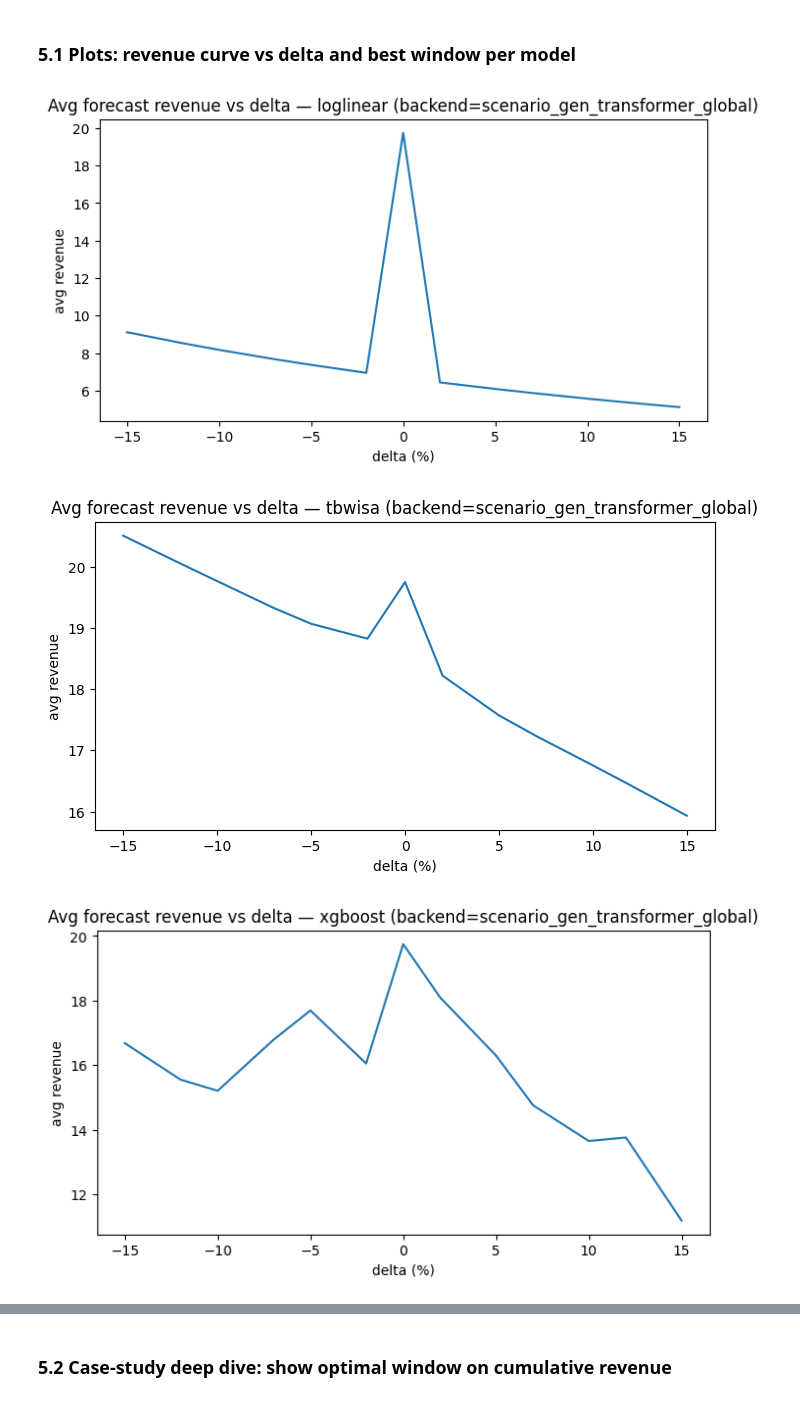
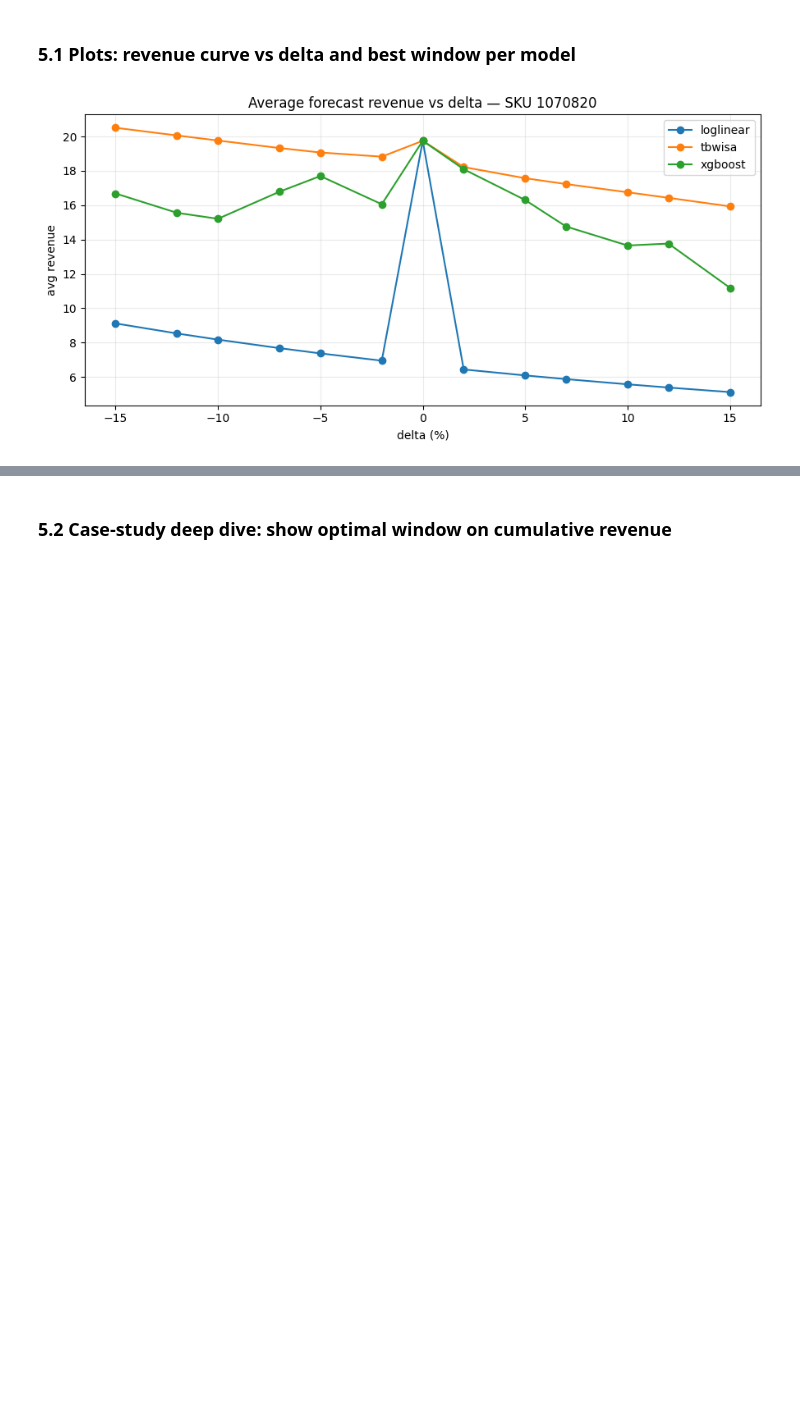
Before and after one commit to alexgrigoras/dif-pi, a Jupyter notebook: dif-pi.ipynb, the cells around one changed output, grey strips where cells are left out. Cells and saved outputs as stored; diff of their text form; code cells hidden in the pictures; blank space fills up the shorter version.

```diff
--- a/dif-pi.ipynb
+++ b/dif-pi.ipynb
@@ -106,12 +106,17 @@ MIN_NONZERO_DAYS_RELAXED = 30
 # The pipeline will:
 # (1) select eligible SKUs,
 # (2) split them into TRAIN_SKUS / TEST_SKUS,
-# (3) pick CASE_SKU from the TEST_SKUS (unless you override it manually),
-# (4) generate the executive decision artifacts for CASE_SKU only.
+# (3) identify suitable held-out SKUs for the three integrated case-study regimes,
+# (4) let you run one selected case SKU through the existing executive workflow,
+# (5) aggregate already-run cases into a cross-case comparative summary.
 SKU_HOLDOUT_ENABLED = True
 TEST_SKU_FRAC = 0.20
 SPLIT_SEED = 42
-CASE_SKU_OVERRIDE = 1070820  # set to a specific SKU id (string) to force the executive case, otwewise left as None for automatic selection from TEST_SKUS
+
+# Case-study selection
+CASE_REGIME_SELECTION = 'regular'   # {'regular', 'intermittent', 'price_sensitive'}
+CASE_SKU_OVERRIDE = 1070820         # set to a specific SKU id to force the executive case; otherwise set to None #1070820
+
 EXPORT_SKU_SPLIT_LISTS = True
 
 # For loglinear/XGBoost feature baselines (minimum positive rows after filtering)
@@ -850,20 +1030,24 @@ NPD timing enabled: False | alpha=0.00 | npd_mae=8.29 days
 # %% [markdown]
 ### 5.1 Plots: revenue curve vs delta and best window per model
 # %%
+# Average forecast revenue vs delta
+plt.figure(figsize=(9, 4.5))
 for m in metrics['model'].unique():
-    sub = metrics[metrics['model']==m].sort_values('delta_pct')
-    plt.figure(figsize=(8,4))
-    plt.plot(sub['delta_pct'], sub['avg_rev_forecast'])
-    plt.title(f'Avg forecast revenue vs delta — {m} (backend={backend})')
-    plt.xlabel('delta (%)'); plt.ylabel('avg revenue')
-    plt.show()
+    sub = metrics[metrics['model'] == m].sort_values('delta_pct')
+    plt.plot(sub['delta_pct'], sub['avg_rev_forecast'], marker='o', label=m)
+plt.title(f'Average forecast revenue vs delta — SKU {CASE_SKU}')
+plt.xlabel('delta (%)')
+plt.ylabel('avg revenue')
+plt.grid(True, alpha=0.25)
+plt.legend()
+plt.tight_layout()
+plt.savefig(OUT_DIR / f'average_forecast_revenue_vs_delta_case_sku_{CASE_SKU}.png', dpi=160, bbox_inches='tight')
+plt.show()
 
 best_per_model = windows.sort_values('score', ascending=False).groupby('model').head(1)
 best_per_model
 # %% [output]
-[figure, old version]
+[figure, new version]
-[figure, removed]
-[figure, removed]
 |  | model | delta_pct | start | end | len | avg | score |
 | 13 | tbwisa | -15 | 22 | 30 | 8 | 21.770591 | 21.770591 |
 | 0 | loglinear | 0 | 22 | 30 | 8 | 21.673821 | 21.673821 |
```
Also changed, not shown: parts of 11 cells of this notebook.
